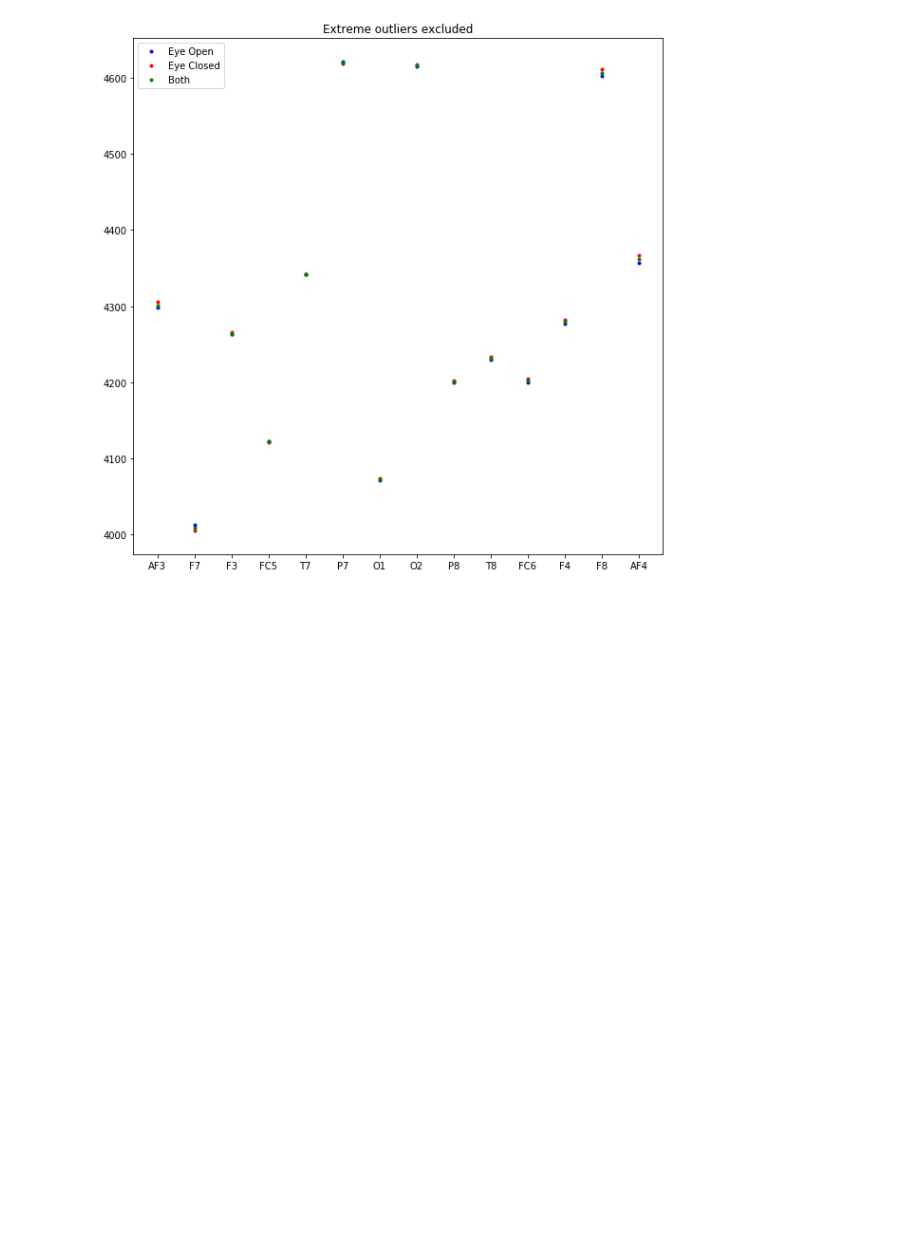
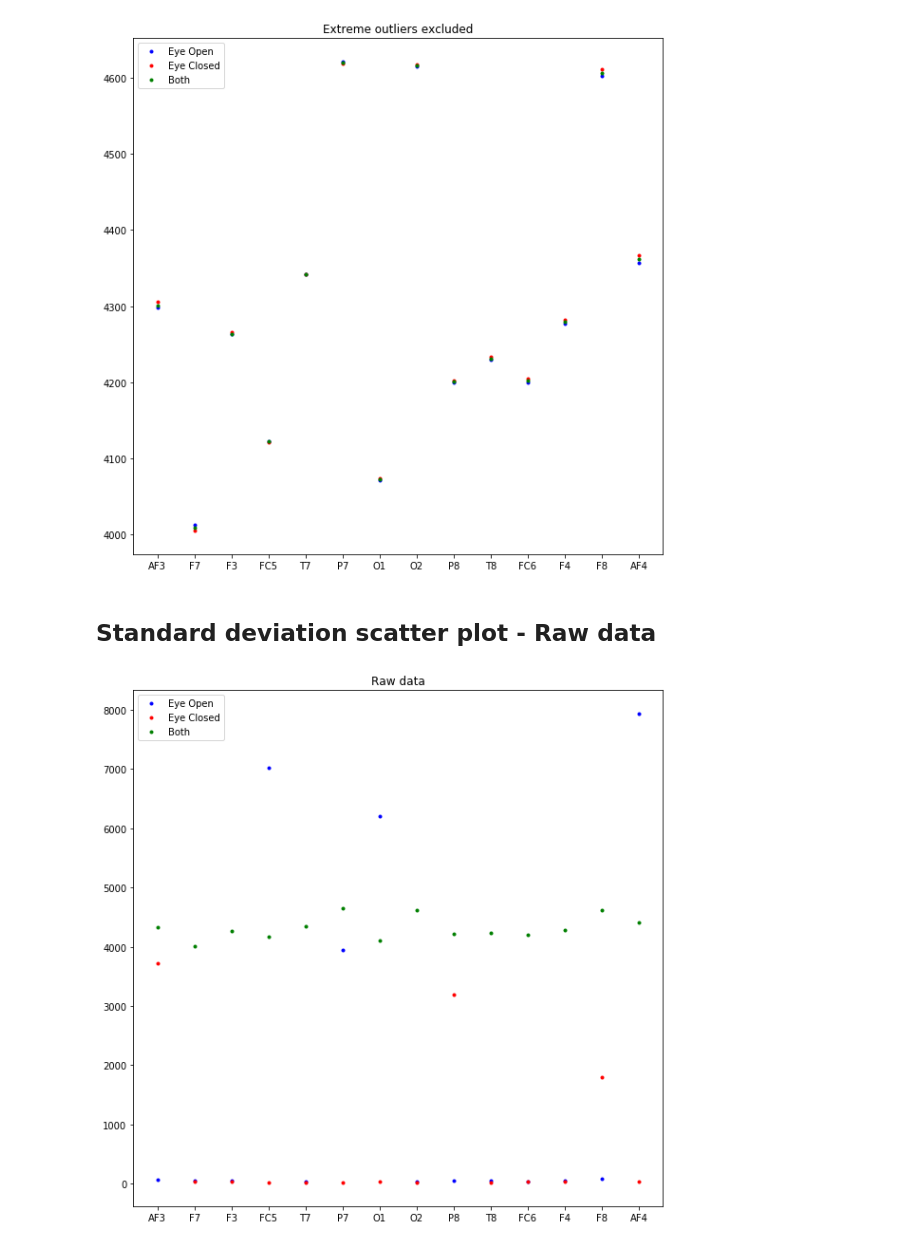
Before and after one commit to eldrad294/ICS5110_Practical_Assignment, a Jupyter notebook: src/Nicholas/EEGDataAnalysis/EEGDataAnalysis.ipynb, the cells around one changed output. Saved outputs shown, nothing was run; the diff lists cells and outputs as text; code cells hidden in the pictures; blank space fills up the shorter version.

Commit message:
Added standard deviation scatter plots, based on data point classification

```diff
--- a/src/Nicholas/EEGDataAnalysis/EEGDataAnalysis.ipynb
+++ b/src/Nicholas/EEGDataAnalysis/EEGDataAnalysis.ipynb
@@ -41,11 +41,11 @@ outputIndex = 14
 %matplotlib inline
 # %%
 # Load EEG data
-eegData = np.genfromtxt('EEGEyeState.arff.csv', delimiter=',', skip_header=1)
+eegDataRaw = np.genfromtxt('EEGEyeState.arff.csv', delimiter=',', skip_header=1)
 eegHeader = np.genfromtxt('EEGEyeState.arff.csv', delimiter=',', max_rows=1, dtype=str)
 
-countDataPoints = eegData.shape[0]
-countFeatures = eegData.shape[1] - 1 # Excluding the output vector
+countDataPoints = eegDataRaw.shape[0]
+countFeatures = eegDataRaw.shape[1] - 1 # Excluding the output vector
 # %% [markdown]
 ## Correlation matrix
 # %%
@@ -160,6 +160,29 @@ def plotMeans(data, featureCount, outIndex, title):
     ax.plot(x, data[:, 0:featureCount].mean(axis=0), 'g.')
 
     ax.legend(['Eye Open', 'Eye Closed', 'Both'])
+
+
+def plotStandardDeviation(data, featureCount, outIndex, title):
+    idxEyeClosed = np.where(data[:, outIndex] == 1)[0]
+    idxEyeOpened = np.where(data[:, outIndex] == 0)[0]
+
+    x = np.array(range(featureCount))
+    xTickLabels = eegHeader[0:featureCount]
+
+    fig = plt.figure()
+    fig.set_figwidth(10)
+    fig.set_figheight(10)
+
+    ax = fig.add_subplot(1, 1, 1)
+    ax.set_title(title)
+    ax.set_xticklabels(xTickLabels)
+    ax.set_xticks(x)
+
+    ax.plot(x, data[idxEyeOpened][:, 0:featureCount].std(axis=0), 'b.')
+    ax.plot(x, data[idxEyeClosed][:, 0:featureCount].std(axis=0), 'r.')
+    ax.plot(x, data[:, 0:featureCount].mean(axis=0), 'g.')
+
+    ax.legend(['Eye Open', 'Eye Closed', 'Both'])
 # %% [markdown]
 ## Box plots - Raw data
 # %%
@@ -204,3 +227,9 @@ plotMeans(eegData, featureCount, outputIndex, "Raw data")
 plotMeans(eegDataNoOutLiers, featureCount, outputIndex, "Extreme outliers excluded")
 # %% [output]
 [figure]
+# %% [markdown]
+## Standard deviation scatter plot - Raw data
+# %%
+plotStandardDeviation(eegDataRaw, featureCount, outputIndex, "Raw data")
+# %% [output]
+[figure, added]
```
Also changed, not shown: parts of 7 cells of this notebook.
